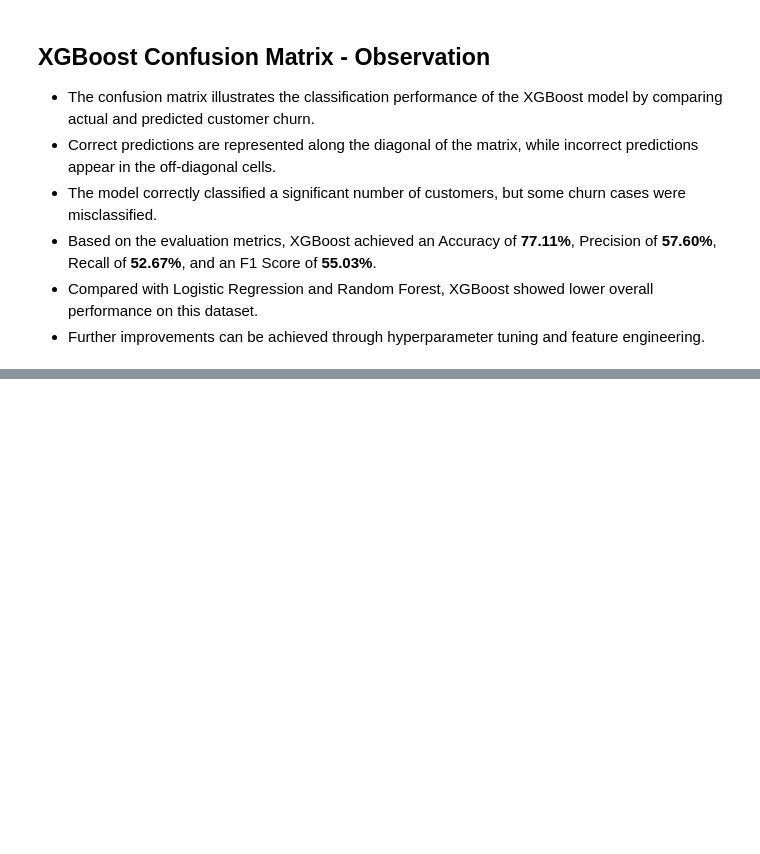
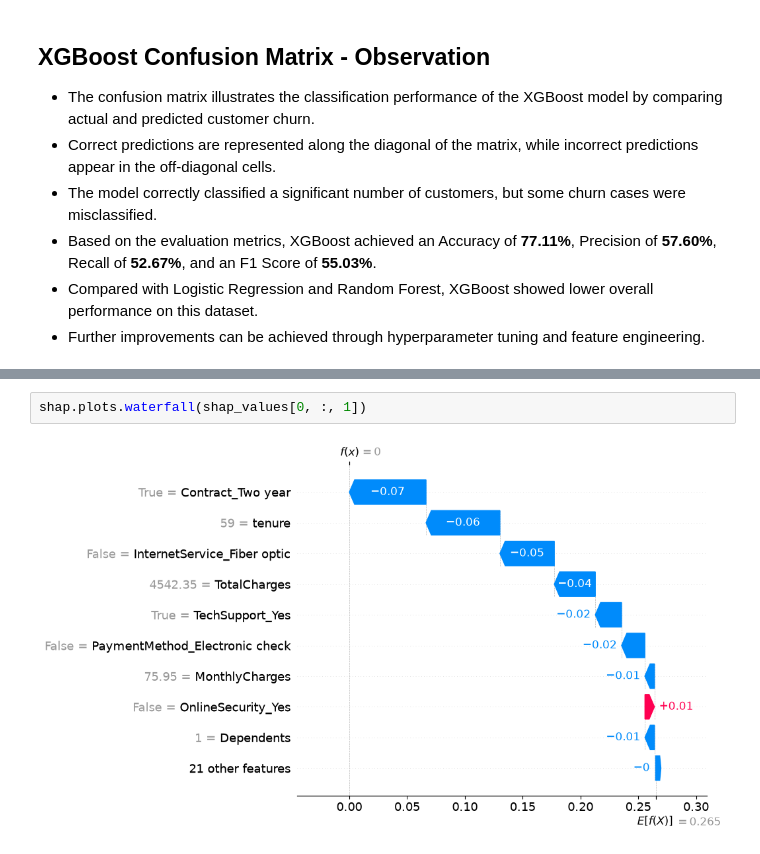
Before and after one commit to janupalliradhika/customer-churn-prediction, a Jupyter notebook: notebooks/eda.ipynb, the cells around one changed output, grey strips where cells are left out. Cells and saved outputs as stored; diff of their text form; blank space fills up the shorter version.

```diff
--- a/notebooks/eda.ipynb
+++ b/notebooks/eda.ipynb
@@ -1168,0 +1210,4 @@ plt.show()
+# %%
+shap.plots.waterfall(shap_values[0, :, 1])
+# %% [output]
+[figure, added]
```
Also changed, not shown: parts of 10 cells of this notebook.
